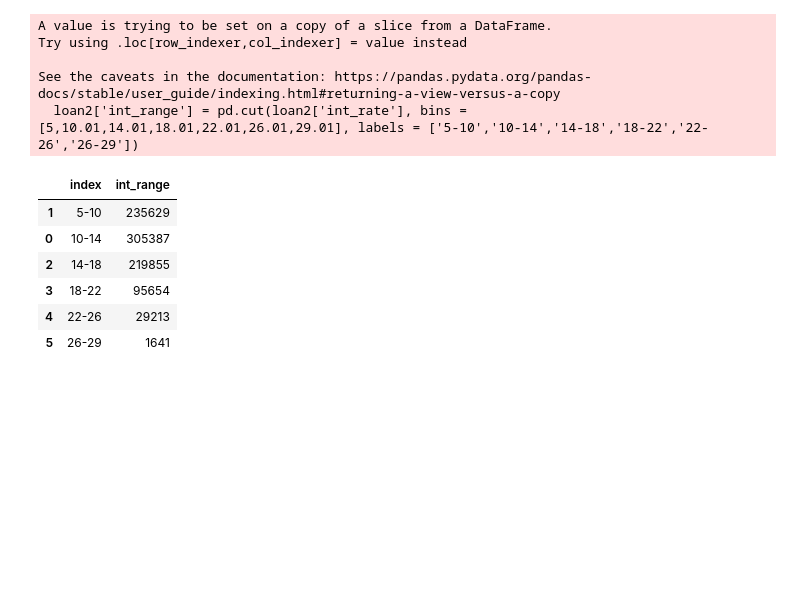
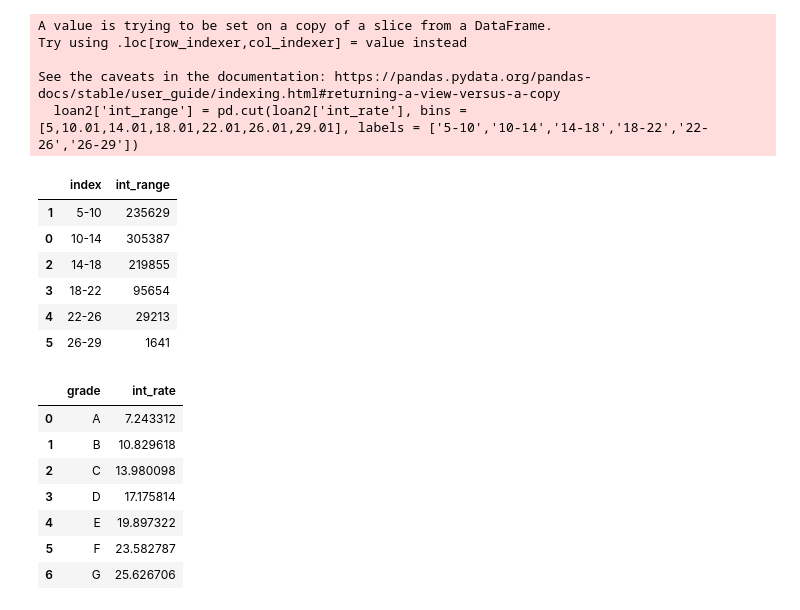
Before and after one commit to KamilShape/credit_risk_analysis, a Jupyter notebook: credit_risk_analysis.ipynb, the cells around one changed output. Drawn from its saved outputs; the diff is of its cells as text; code cells hidden in the pictures; blank space fills up the shorter version.

```diff
--- a/credit_risk_analysis.ipynb
+++ b/credit_risk_analysis.ipynb
@@ -131,2 +128,13 @@ loan_int_range_df
+# %%
+avg_rate_bygrade
+# %% [output]
+|  | grade | int_rate |
+| 0 | A | 7.243312 |
+| 1 | B | 10.829618 |
+| 2 | C | 13.980098 |
+| 3 | D | 17.175814 |
+| 4 | E | 19.897322 |
+| 5 | F | 23.582787 |
+| 6 | G | 25.626706 |
 # %%
 plt.style.use('ggplot')
```
Also changed, not shown: parts of 4 cells of this notebook.
